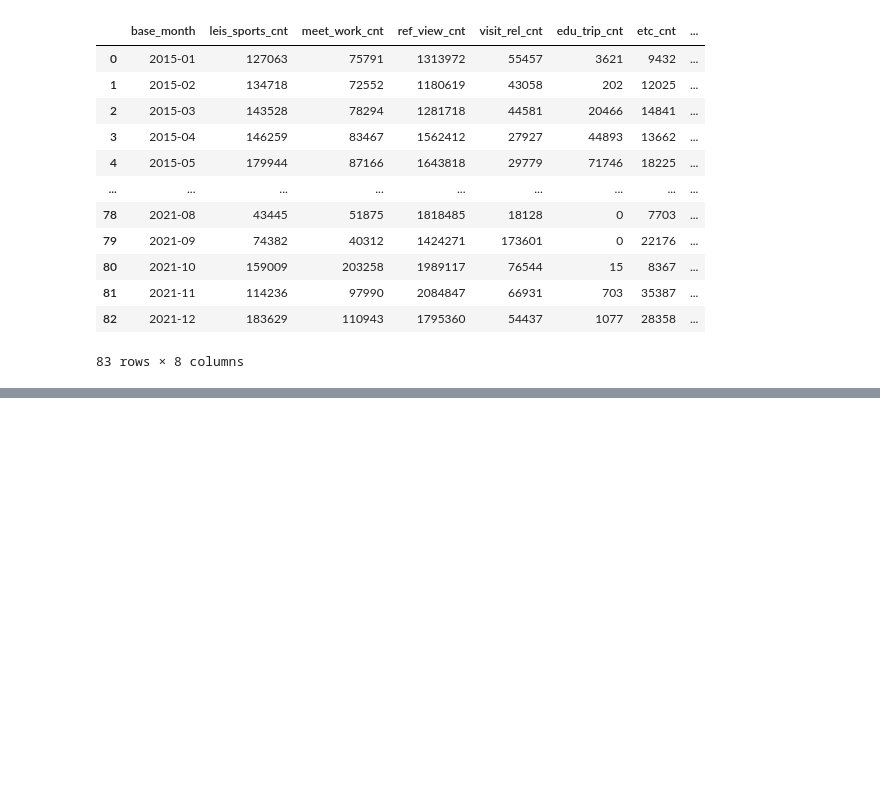
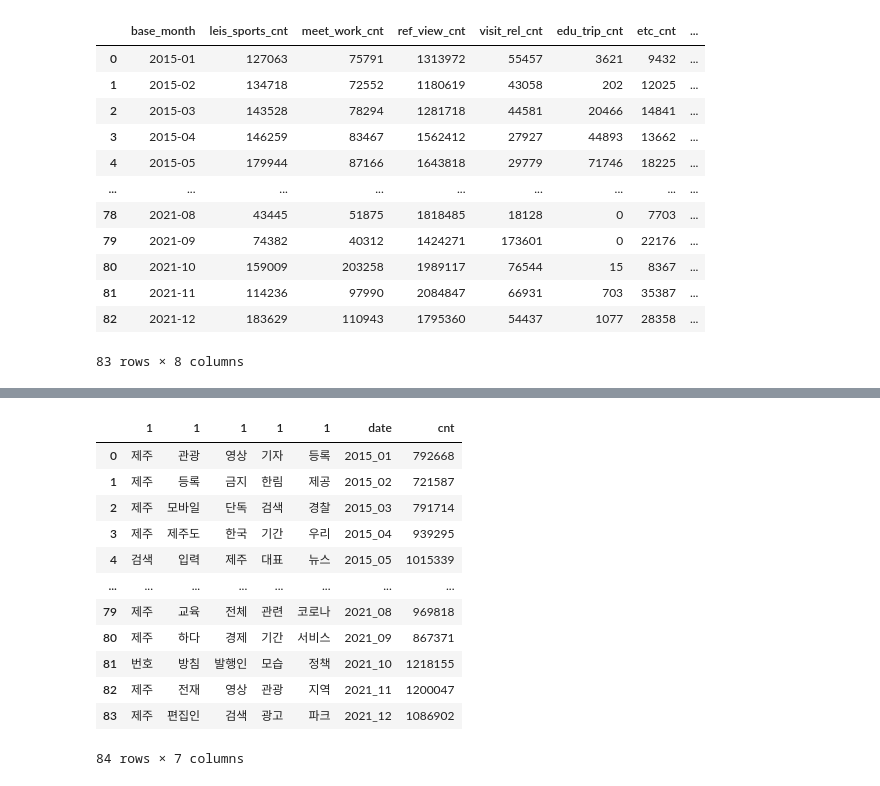
Before and after one commit to YuLim2/BigContest2022, a Jupyter notebook: BigContest2022.ipynb, the cells around one changed output, grey strips where cells are left out. Cells and saved outputs as stored; diff of their text form; code cells hidden in the pictures; blank space fills up the shorter version.

```diff
--- a/BigContest2022.ipynb
+++ b/BigContest2022.ipynb
@@ -283,0 +357,16 @@ df_domestic
+# %%
+df
+# %% [output]
+|  | 1 | 1 | 1 | 1 | 1 | date | cnt |
+| 0 | 제주 | 관광 | 영상 | 기자 | 등록 | 2015_01 | 792668 |
+| 1 | 제주 | 등록 | 금지 | 한림 | 제공 | 2015_02 | 721587 |
+| 2 | 제주 | 모바일 | 단독 | 검색 | 경찰 | 2015_03 | 791714 |
+| 3 | 제주 | 제주도 | 한국 | 기간 | 우리 | 2015_04 | 939295 |
+| 4 | 검색 | 입력 | 제주 | 대표 | 뉴스 | 2015_05 | 1015339 |
+| ... | ... | ... | ... | ... | ... | ... | ... |
+| 79 | 제주 | 교육 | 전체 | 관련 | 코로나 | 2021_08 | 969818 |
+| 80 | 제주 | 하다 | 경제 | 기간 | 서비스 | 2021_09 | 867371 |
+| 81 | 번호 | 방침 | 발행인 | 모습 | 정책 | 2021_10 | 1218155 |
+| 82 | 제주 | 전재 | 영상 | 관광 | 지역 | 2021_11 | 1200047 |
+| 83 | 제주 | 편집인 | 검색 | 광고 | 파크 | 2021_12 | 1086902 |
+84 rows × 7 columns
```
Also changed, not shown: parts of 18 cells of this notebook.
